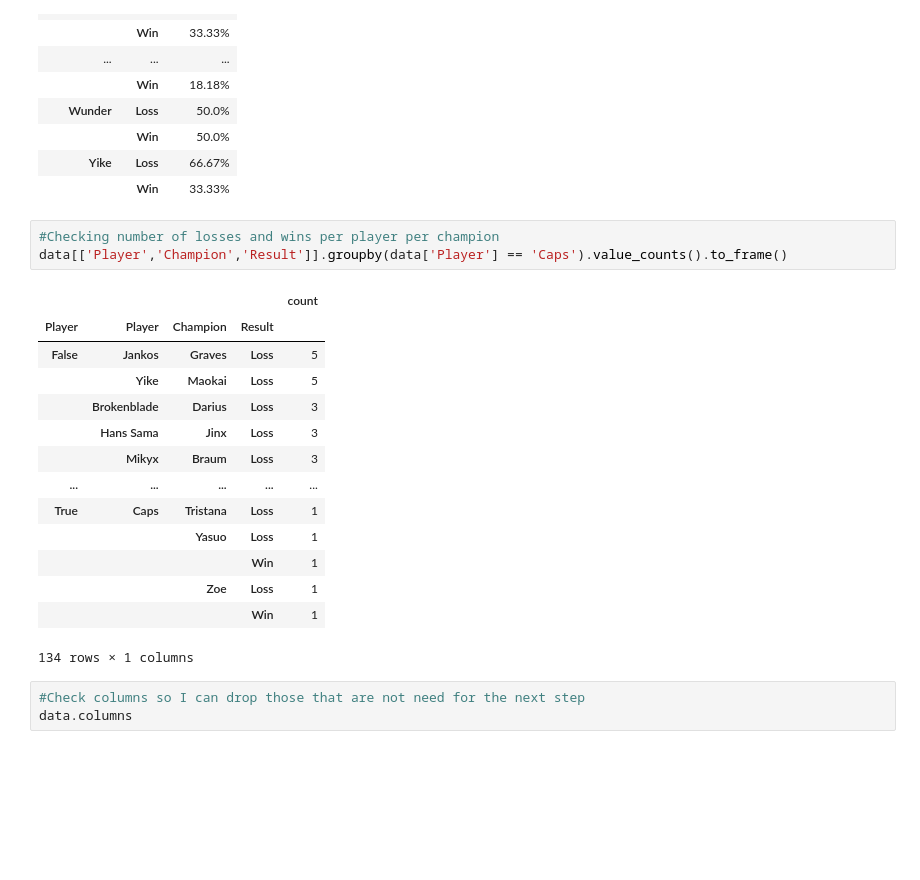
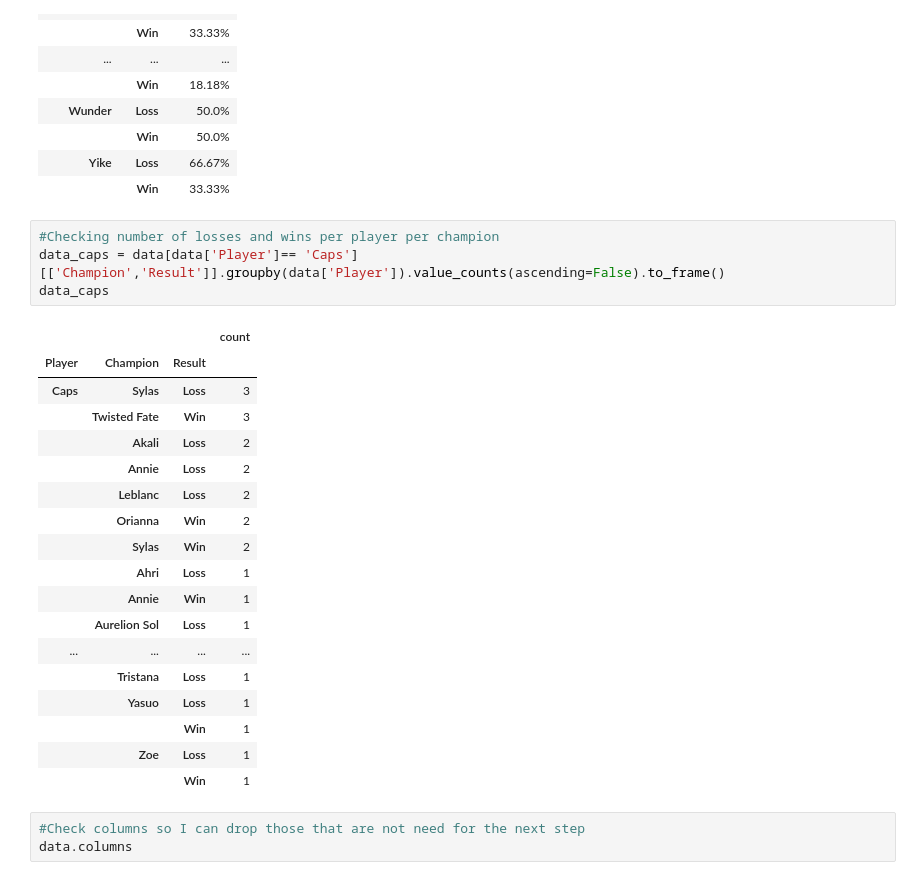
Before and after one commit to MiguelRibeiro1992/esportsproject, a Jupyter notebook: Esports_Project.ipynb, the cells around one changed output. Drawn from its saved outputs; the diff is of its cells as text; blank space fills up the shorter version.

```diff
--- a/Esports_Project.ipynb
+++ b/Esports_Project.ipynb
@@ -383,22 +383,27 @@ data[['Player','Result']].groupby(['Player']).value_counts(normalize=True).mul(1
 |  | Win | 33.33% |
 # %%
 #Checking number of losses and wins per player per champion
-data[['Player','Champion','Result']].groupby(data['Player'] == 'Caps').value_counts().to_frame()
+data_caps = data[data['Player']== 'Caps'][['Champion','Result']].groupby(data['Player']).value_counts(ascending=False).to_frame()
+data_caps
 # %% [output]
-|  |  |  |  | count |
-| Player | Player | Champion | Result |  |
-| False | Jankos | Graves | Loss | 5 |
-|  | Yike | Maokai | Loss | 5 |
-|  | Brokenblade | Darius | Loss | 3 |
-|  | Hans Sama | Jinx | Loss | 3 |
-|  | Mikyx | Braum | Loss | 3 |
-| ... | ... | ... | ... | ... |
-| True | Caps | Tristana | Loss | 1 |
-|  |  | Yasuo | Loss | 1 |
-|  |  |  | Win | 1 |
-|  |  | Zoe | Loss | 1 |
-|  |  |  | Win | 1 |
+|  |  |  | count |
+| Player | Champion | Result |  |
+| Caps | Sylas | Loss | 3 |
+|  | Twisted Fate | Win | 3 |
+|  | Akali | Loss | 2 |
+|  | Annie | Loss | 2 |
+|  | Leblanc | Loss | 2 |
+|  | Orianna | Win | 2 |
+|  | Sylas | Win | 2 |
+|  | Ahri | Loss | 1 |
+|  | Annie | Win | 1 |
+|  | Aurelion Sol | Loss | 1 |
+| ... | ... | ... | ... |
+|  | Tristana | Loss | 1 |
+|  | Yasuo | Loss | 1 |
+|  |  | Win | 1 |
+|  | Zoe | Loss | 1 |
+|  |  | Win | 1 |
-134 rows × 1 columns
 # %%
 #Check columns so I can drop those that are not need for the next step
 data.columns
```
Also changed, not shown: parts of 6 cells of this notebook.
